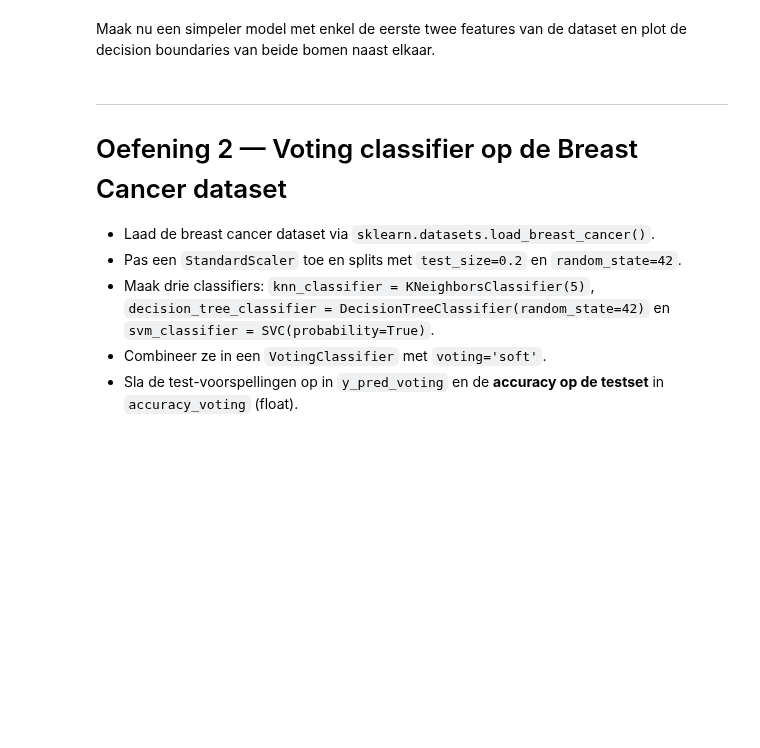
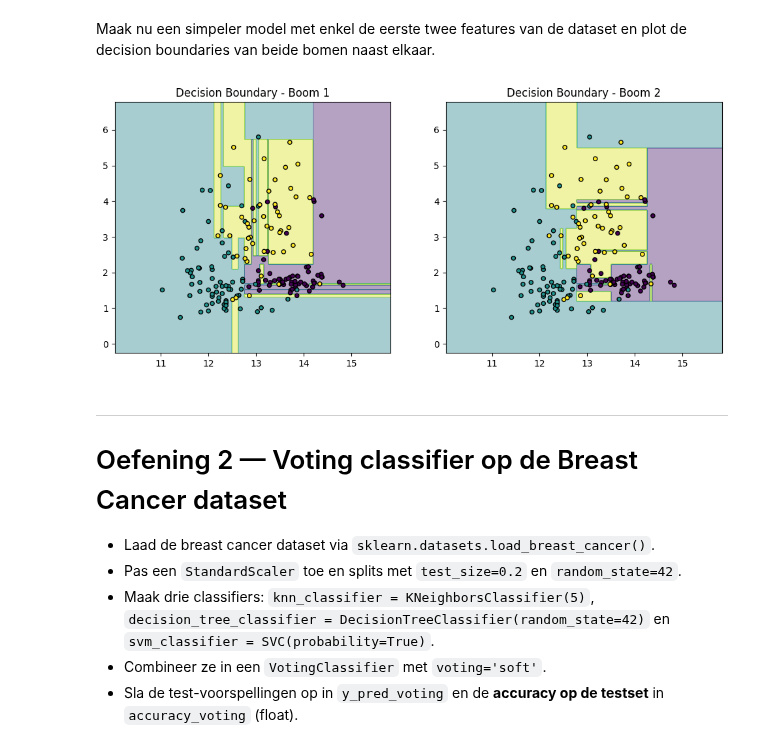
Before and after one commit to Abdessamad-boop/ML-Algo-student, a Jupyter notebook: exercises_with_checks/week03/decision_trees_oefening_checkpoint_opgave.ipynb, the cells around one changed output. Drawn from its saved outputs; the diff is of its cells as text; code cells hidden in the pictures; blank space fills up the shorter version.

```diff
--- a/exercises_with_checks/week03/decision_trees_oefening_checkpoint_opgave.ipynb
+++ b/exercises_with_checks/week03/decision_trees_oefening_checkpoint_opgave.ipynb
@@ -71,3 +76,50 @@ Maak nu een simpeler model met enkel de eerste twee features van de dataset en p
+# %%
+# TODO: laad de wine dataset opnieuw maar houd enkel de eerste twee features (X = wine.data[:, :2])
+wine = load_wine()
+X_small = wine.data[:, :2]
+y = wine.target
+# TODO: maak opnieuw twee splits (test_size=0.2, random_state=42 en random_state=43)
+
+X_train1, X_test1, y_train1, y_test1 = train_test_split(X_small, y, random_state=42, test_size=0.2)
+X_train2, X_test2, y_train2, y_test2 = train_test_split(X_small, y, random_state=43, test_size=0.2)
+# TODO: train clf1 en clf2 op deze (kleinere) datasets
+
+clf1 = DecisionTreeClassifier(random_state=1)
+clf1.fit(X_train1, y_train1)
+
+clf2 = DecisionTreeClassifier(random_state=2)
+clf2.fit(X_train2, y_train2)
+
+# TODO: maak een meshgrid over de eerste twee features en plot de decision boundary van elke boom
+#       (hint: clf.predict op de punten van het meshgrid, daarna plt.contourf)
+
+x_min, x_max = X_small[:, 0].min() - 1, X_small[:, 0].max() + 1
+y_min, y_max = X_small[:, 1].min() - 1, X_small[:, 1].max() + 1
+
+# 2. Maak het raster (meshgrid)
+xx, yy = np.meshgrid(np.arange(x_min, x_max, 0.02),
+                     np.arange(y_min, y_max, 0.02))
+
+# 3. Doe clf.predict op alle punten van het meshgrid
+Z1 = clf1.predict(np.c_[xx.ravel(), yy.ravel()]).reshape(xx.shape)
+Z2 = clf2.predict(np.c_[xx.ravel(), yy.ravel()]).reshape(xx.shape)
+
+# 4. Plot de decision boundaries naast elkaar
+fig, (ax1, ax2) = plt.subplots(1, 2, figsize=(12, 5))
+
+# Plot voor boom 1
+ax1.contourf(xx, yy, Z1, alpha=0.4)
+ax1.scatter(X_small[:, 0], X_small[:, 1], c=y, edgecolor='k', s=20)
+ax1.set_title("Decision Boundary - Boom 1")
+
+# Plot voor boom 2
+ax2.contourf(xx, yy, Z2, alpha=0.4)
+ax2.scatter(X_small[:, 0], X_small[:, 1], c=y, edgecolor='k', s=20)
+ax2.set_title("Decision Boundary - Boom 2")
+
+plt.show()
+# %% [output]
+[figure, added]
 # %% [markdown]
 ---
 # Oefening 2 — Voting classifier op de Breast Cancer dataset
```
Also changed, not shown: parts of 6 cells of this notebook, 4 other files.
